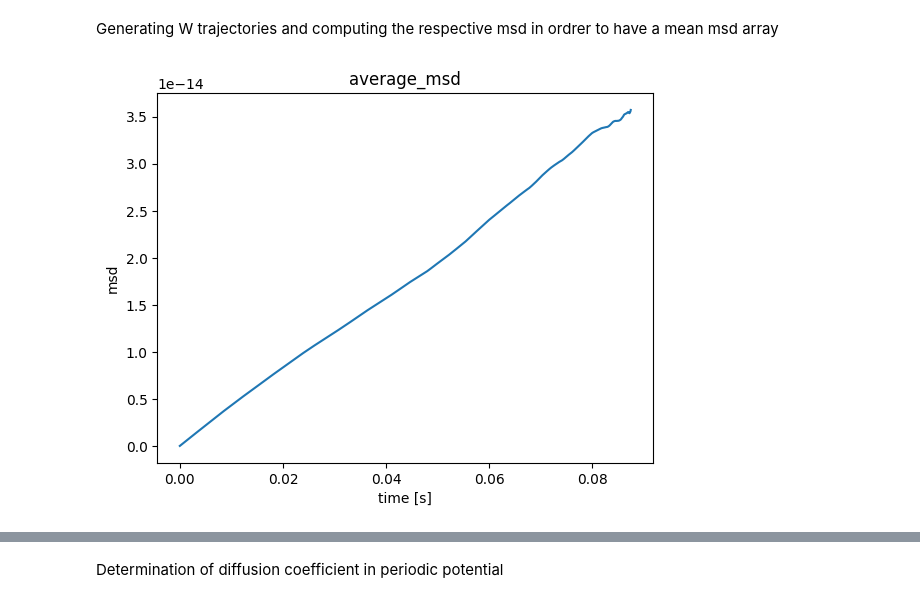
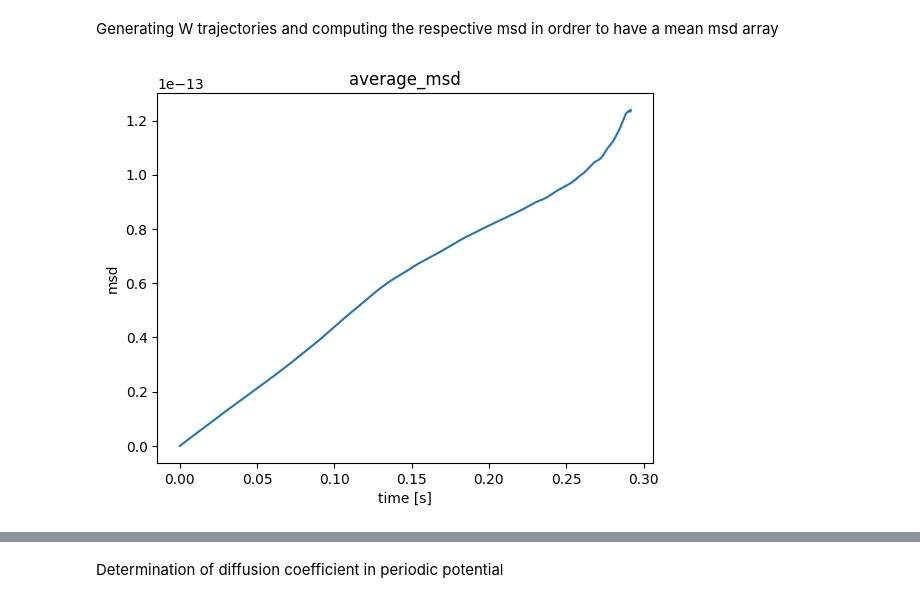
Before and after one commit to Antonin-Prom/IDIL_Internship_BFM_Langevin_modeling, a Jupyter notebook: langevin_simu/Diffusion_coefficients/msd_fit.ipynb, the cells around one changed output, grey strips where cells are left out. Cells and saved outputs as stored; diff of their text form; code cells hidden in the pictures.

```diff
--- a/langevin_simu/Diffusion_coefficients/msd_fit.ipynb
+++ b/langevin_simu/Diffusion_coefficients/msd_fit.ipynb
@@ -65,15 +71,15 @@ def msd_W_trajs(W,N):
     mean_msd *= 1/W
     return mean_msd
 # %%
-mean_msd = msd_W_trajs(100,1500)
-t = np.arange(len(mean_msd))*dt_s
+mean_msd = msd_W_trajs(100,5000)
+t = np.arange(1,len(mean_msd)+1)*dt_s
 plt.plot(t,mean_msd)
 plt.xlabel('time [s]')
 plt.ylabel('msd')
 plt.title('average_msd')
 plt.show()
 # %% [output]
-[figure, old version]
+[figure, new version]
 # %%
 # Fiting the msd
 
```
Also changed, not shown: parts of 11 cells of this notebook, 3 other files.
